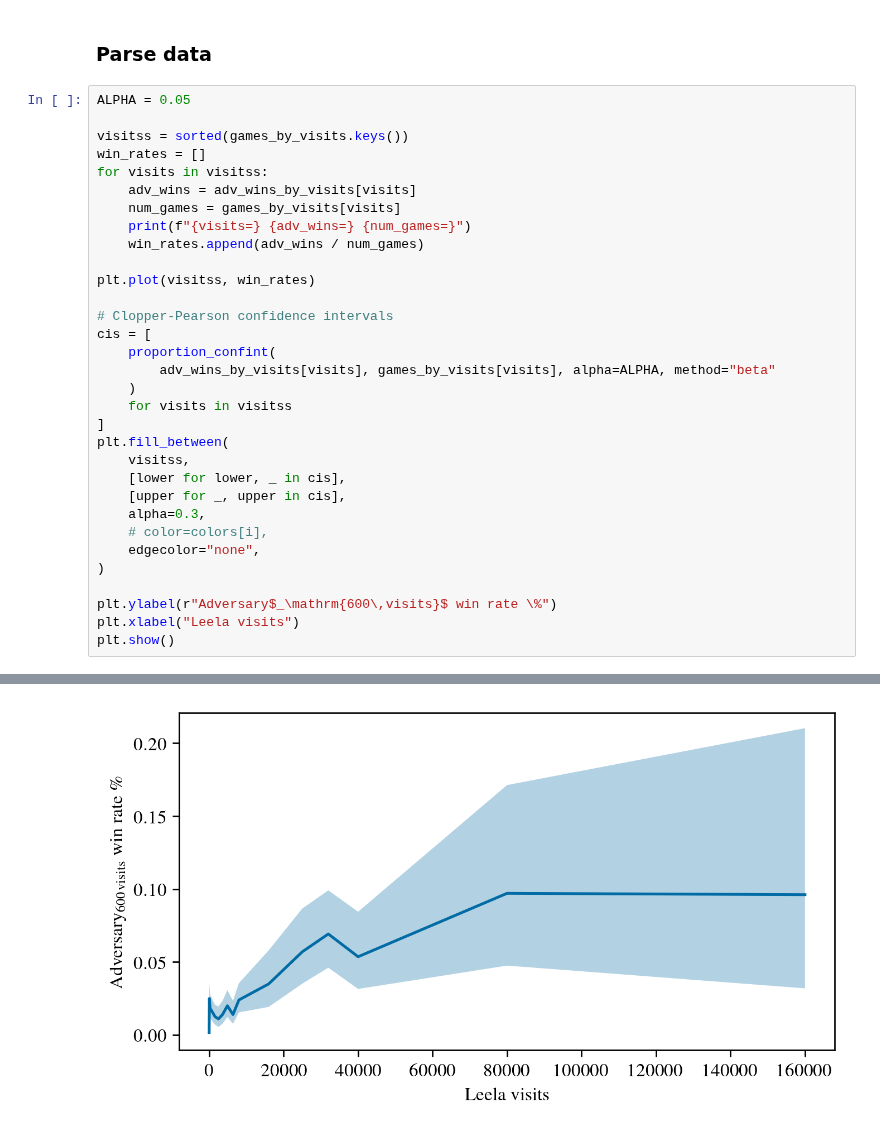
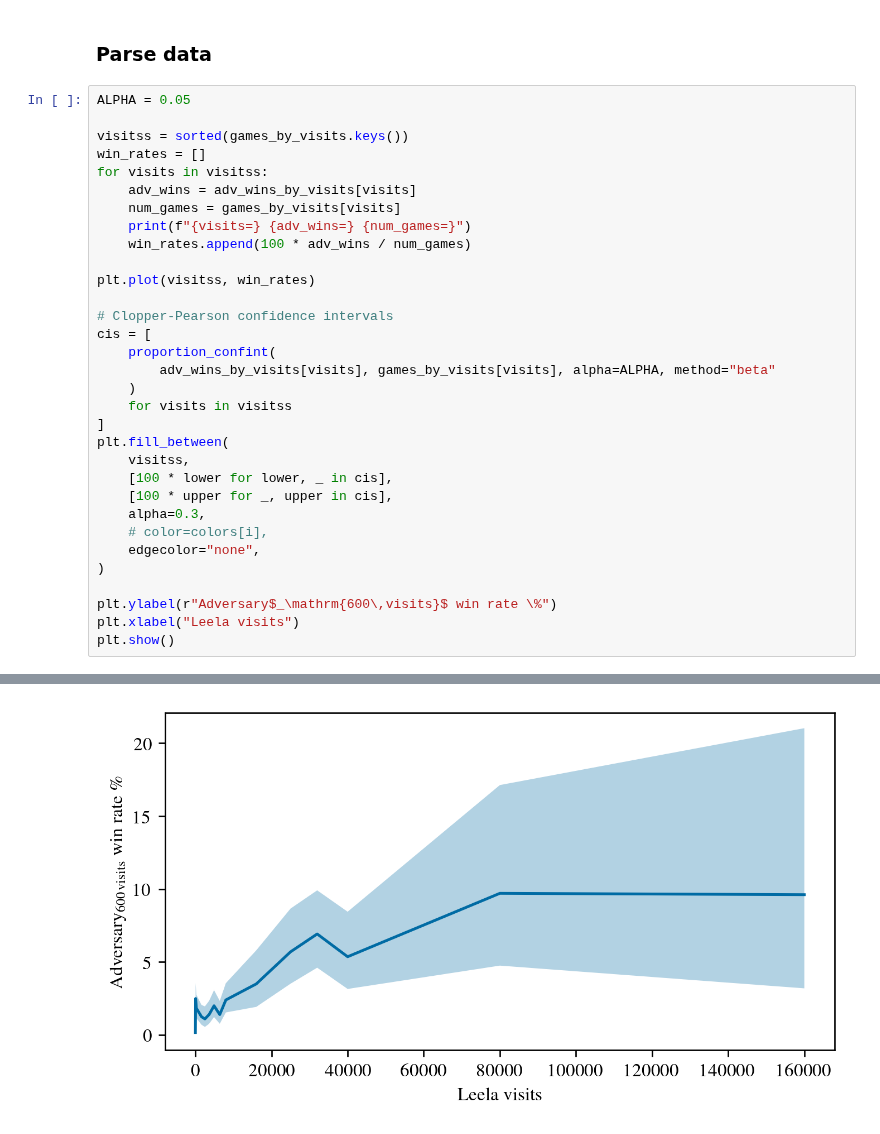
Before and after one commit to AlignmentResearch/KataGoVisualizer, a Jupyter notebook: notebooks/notebooks/paper/leela-win-rate-vs-visits.ipynb, the cells around one changed output, grey strips where cells are left out. Saved outputs shown, nothing was run; the diff lists cells and outputs as text.

Commit message:
win rate in percent

```diff
--- a/notebooks/notebooks/paper/leela-win-rate-vs-visits.ipynb
+++ b/notebooks/notebooks/paper/leela-win-rate-vs-visits.ipynb
@@ -59,7 +59,7 @@ for visits in visitss:
     adv_wins = adv_wins_by_visits[visits]
     num_games = games_by_visits[visits]
     print(f"{visits=} {adv_wins=} {num_games=}")
-    win_rates.append(adv_wins / num_games)
+    win_rates.append(100 * adv_wins / num_games)
 
 plt.plot(visitss, win_rates)
 
@@ -69,33 +69,33 @@ cis = [
         adv_wins_by_visits[visits], games_by_visits[visits], alpha=ALPHA, method="beta"
     )
     for visits in visitss
 ]
 plt.fill_between(
     visitss,
-    [lower for lower, _ in cis],
-    [upper for _, upper in cis],
+    [100 * lower for lower, _ in cis],
+    [100 * upper for _, upper in cis],
     alpha=0.3,
     # color=colors[i],
     edgecolor="none",
 )
 
 plt.ylabel(r"Adversary$_\mathrm{600\,visits}$ win rate \%")
 plt.xlabel("Leela visits")
 plt.show()
 # %% [output]
 visits=1 adv_wins=2 num_games=1200
 visits=64 adv_wins=30 num_games=1200
 visits=256 adv_wins=22 num_games=1200
 visits=1600 adv_wins=15 num_games=1200
 visits=2500 adv_wins=11 num_games=1000
 visits=3600 adv_wins=14 num_games=1000
 visits=4900 adv_wins=20 num_games=1000
 visits=6400 adv_wins=14 num_games=1000
 visits=8000 adv_wins=24 num_games=1000
 visits=16000 adv_wins=14 num_games=400
 visits=25000 adv_wins=20 num_games=351
 visits=32000 adv_wins=27 num_games=390
 visits=40000 adv_wins=17 num_games=317
 visits=80000 adv_wins=10 num_games=103
 visits=160000 adv_wins=5 num_games=52
-[figure, old version]
+[figure, new version]
```
